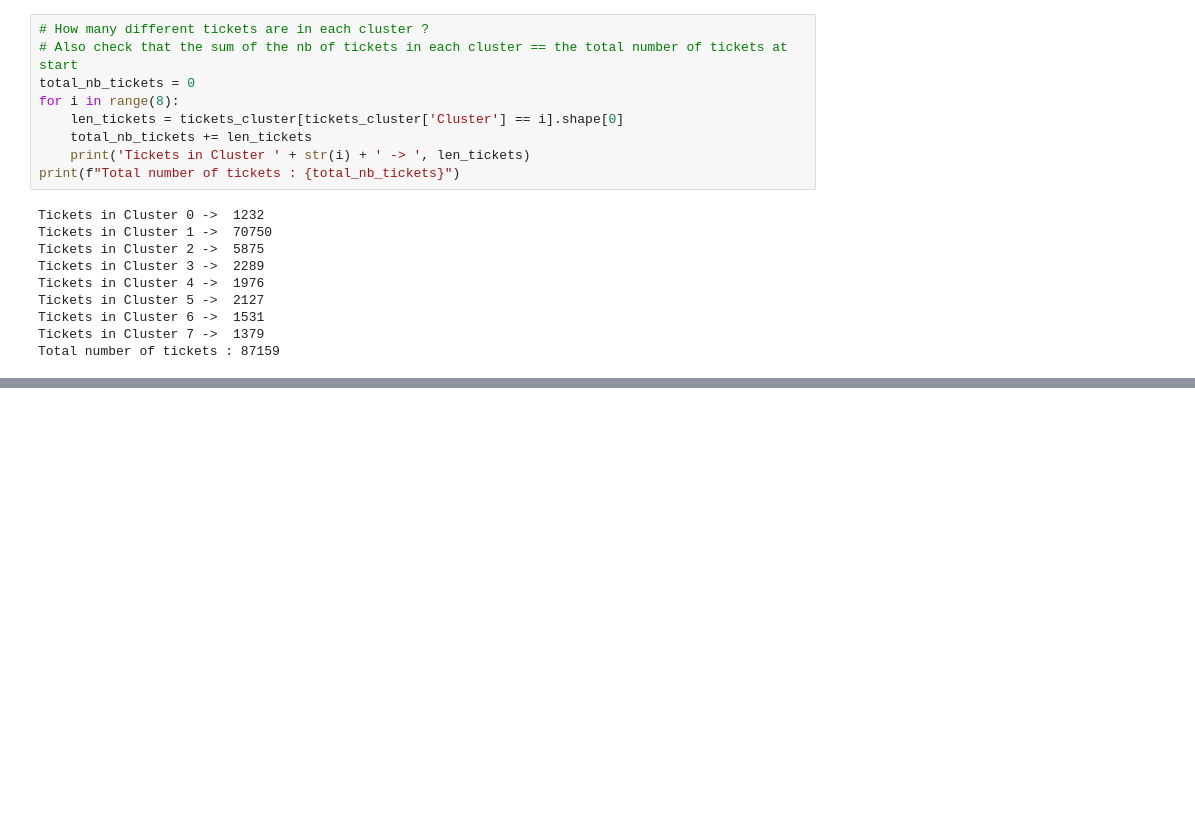
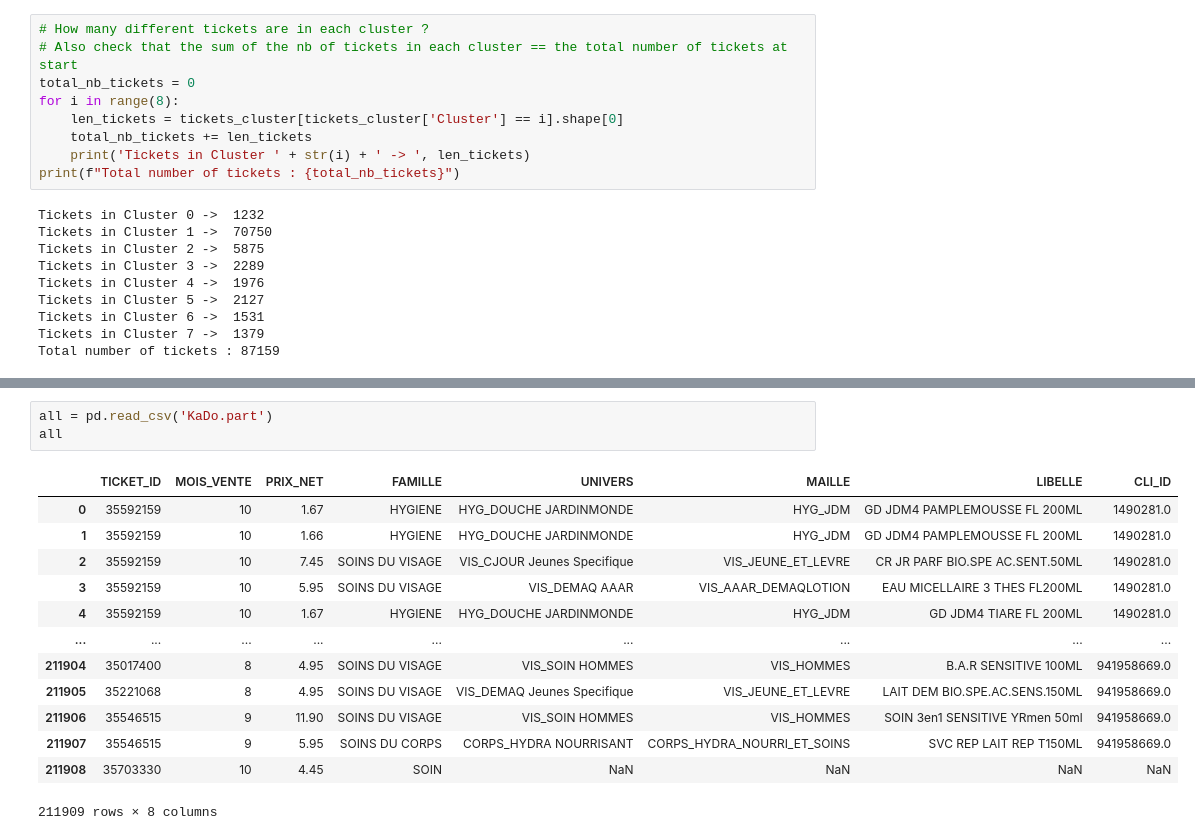
Before and after one commit to Benjyhy/rec_system, a Jupyter notebook: cart_clustering.ipynb, the cells around one changed output, grey strips where cells are left out. Saved outputs shown, nothing was run; the diff lists cells and outputs as text; blank space fills up the shorter version.

```diff
--- a/cart_clustering.ipynb
+++ b/cart_clustering.ipynb
@@ -238,0 +316,17 @@ Total number of tickets : 87159
+# %%
+all = pd.read_csv('KaDo.part')
+all
+# %% [output]
+|  | TICKET_ID | MOIS_VENTE | PRIX_NET | FAMILLE | UNIVERS | MAILLE | LIBELLE | CLI_ID |
+| 0 | 35592159 | 10 | 1.67 | HYGIENE | HYG_DOUCHE JARDINMONDE | HYG_JDM | GD JDM4 PAMPLEMOUSSE FL 200ML | 1490281.0 |
+| 1 | 35592159 | 10 | 1.66 | HYGIENE | HYG_DOUCHE JARDINMONDE | HYG_JDM | GD JDM4 PAMPLEMOUSSE FL 200ML | 1490281.0 |
+| 2 | 35592159 | 10 | 7.45 | SOINS DU VISAGE | VIS_CJOUR Jeunes Specifique | VIS_JEUNE_ET_LEVRE | CR JR PARF BIO.SPE AC.SENT.50ML | 1490281.0 |
+| 3 | 35592159 | 10 | 5.95 | SOINS DU VISAGE | VIS_DEMAQ AAAR | VIS_AAAR_DEMAQLOTION | EAU MICELLAIRE 3 THES FL200ML | 1490281.0 |
+| 4 | 35592159 | 10 | 1.67 | HYGIENE | HYG_DOUCHE JARDINMONDE | HYG_JDM | GD JDM4 TIARE FL 200ML | 1490281.0 |
+| ... | ... | ... | ... | ... | ... | ... | ... | ... |
+| 211904 | 35017400 | 8 | 4.95 | SOINS DU VISAGE | VIS_SOIN HOMMES | VIS_HOMMES | B.A.R SENSITIVE 100ML | 941958669.0 |
+| 211905 | 35221068 | 8 | 4.95 | SOINS DU VISAGE | VIS_DEMAQ Jeunes Specifique | VIS_JEUNE_ET_LEVRE | LAIT DEM BIO.SPE.AC.SENS.150ML | 941958669.0 |
+| 211906 | 35546515 | 9 | 11.90 | SOINS DU VISAGE | VIS_SOIN HOMMES | VIS_HOMMES | SOIN 3en1 SENSITIVE YRmen 50ml | 941958669.0 |
+| 211907 | 35546515 | 9 | 5.95 | SOINS DU CORPS | CORPS_HYDRA NOURRISANT | CORPS_HYDRA_NOURRI_ET_SOINS | SVC REP LAIT REP T150ML | 941958669.0 |
+| 211908 | 35703330 | 10 | 4.45 | SOIN | NaN | NaN | NaN | NaN |
+211909 rows × 8 columns
```
Also changed, not shown: parts of 4 cells of this notebook.
